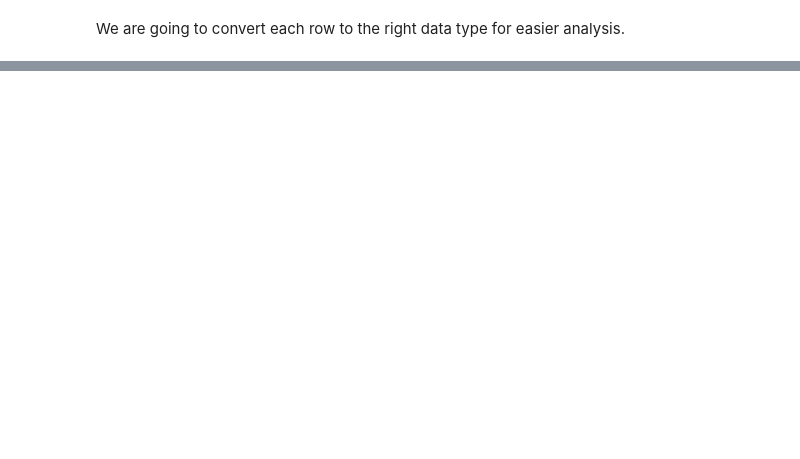
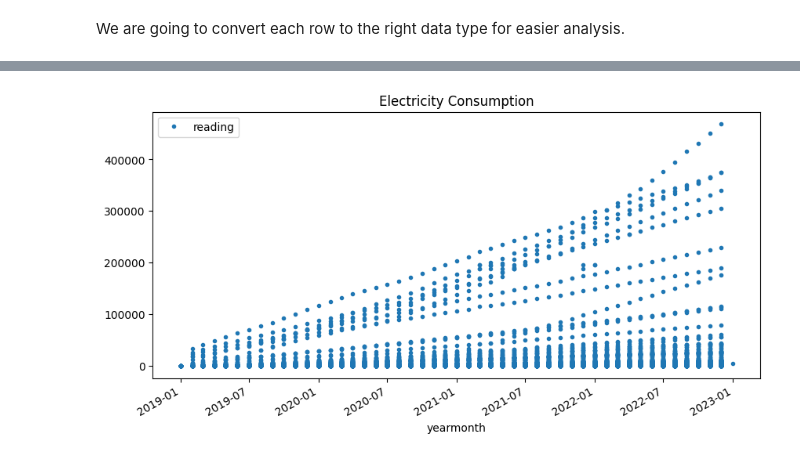
Before and after one commit to Sean-Miningah/UtilitiesAnalytics, a Jupyter notebook: Analysis and Modelling.ipynb, the cells around one changed output, grey strips where cells are left out. Saved outputs shown, nothing was run; the diff lists cells and outputs as text; code cells hidden in the pictures; blank space fills up the shorter version.

```diff
--- a/Analysis and Modelling.ipynb
+++ b/Analysis and Modelling.ipynb
@@ -188,0 +228,10 @@ for i in data.columns:
+# %%
+electricity_data.plot(
+    y='reading',
+    style='.',
+        figsize=(10, 5),
+        color=color_pal[0],
+        title='Electricity Consumption')
+plt.show()
+# %% [output]
+[figure, added]
```
Also changed, not shown: parts of 23 cells of this notebook.
